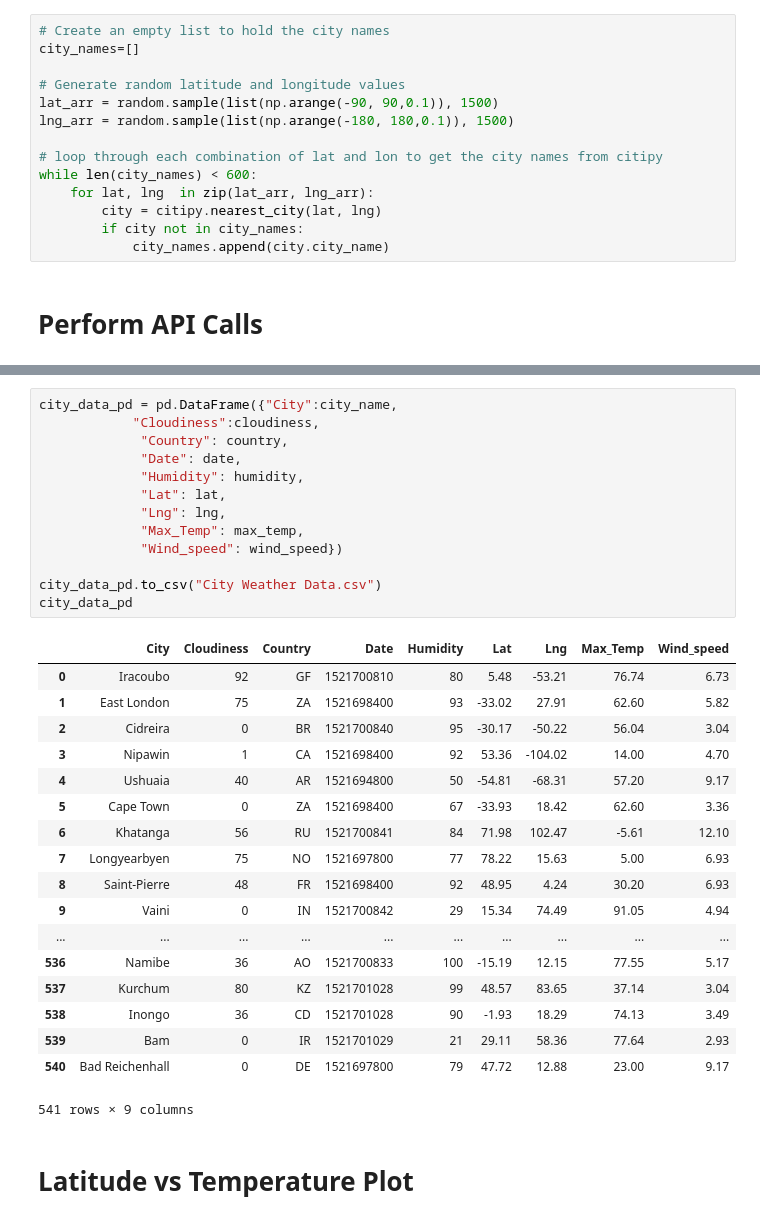
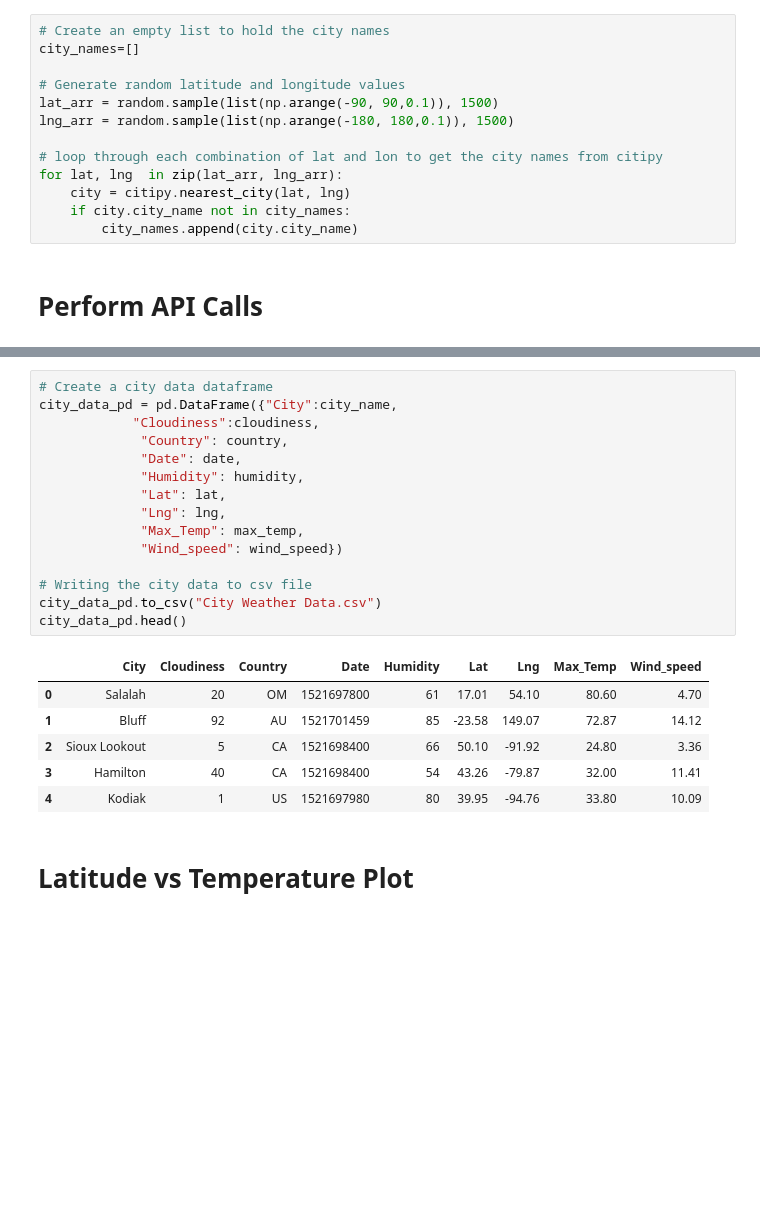
Before and after one commit to nazaninsinaei87/API, a Jupyter notebook: WeatherPy.ipynb, the cells around one changed output, grey strips where cells are left out. Drawn from its saved outputs; the diff is of its cells as text; blank space fills up the shorter version.

```diff
--- a/WeatherPy.ipynb
+++ b/WeatherPy.ipynb
@@ -40,11 +40,10 @@ lat_arr = random.sample(list(np.arange(-90, 90,0.1)), 1500)
 lng_arr = random.sample(list(np.arange(-180, 180,0.1)), 1500)
 
 # loop through each combination of lat and lon to get the city names from citipy
-while len(city_names) < 600:
-    for lat, lng  in zip(lat_arr, lng_arr):
-        city = citipy.nearest_city(lat, lng)
-        if city not in city_names:
-            city_names.append(city.city_name)
+for lat, lng  in zip(lat_arr, lng_arr):
+    city = citipy.nearest_city(lat, lng)
+    if city.city_name not in city_names:
+        city_names.append(city.city_name)
 # %% [markdown]
 # Perform API Calls
 # %%
@@ -102,35 +101,25 @@ http://api.openweathermap.org/data/2.5/weather?appid=7b570103f8d90d61702f430853a
 # %%
+# Create a city data dataframe
 city_data_pd = pd.DataFrame({"City":city_name,
             "Cloudiness":cloudiness,
              "Country": country,
              "Date": date,
              "Humidity": humidity,
              "Lat": lat,
              "Lng": lng,
              "Max_Temp": max_temp,
              "Wind_speed": wind_speed})
 
+# Writing the city data to csv file
 city_data_pd.to_csv("City Weather Data.csv")
-city_data_pd
+city_data_pd.head()
 # %% [output]
 |  | City | Cloudiness | Country | Date | Humidity | Lat | Lng | Max_Temp | Wind_speed |
-| 0 | Iracoubo | 92 | GF | 1521700810 | 80 | 5.48 | -53.21 | 76.74 | 6.73 |
-| 1 | East London | 75 | ZA | 1521698400 | 93 | -33.02 | 27.91 | 62.60 | 5.82 |
-| 2 | Cidreira | 0 | BR | 1521700840 | 95 | -30.17 | -50.22 | 56.04 | 3.04 |
-| 3 | Nipawin | 1 | CA | 1521698400 | 92 | 53.36 | -104.02 | 14.00 | 4.70 |
-| 4 | Ushuaia | 40 | AR | 1521694800 | 50 | -54.81 | -68.31 | 57.20 | 9.17 |
-| 5 | Cape Town | 0 | ZA | 1521698400 | 67 | -33.93 | 18.42 | 62.60 | 3.36 |
-| 6 | Khatanga | 56 | RU | 1521700841 | 84 | 71.98 | 102.47 | -5.61 | 12.10 |
-| 7 | Longyearbyen | 75 | NO | 1521697800 | 77 | 78.22 | 15.63 | 5.00 | 6.93 |
-| 8 | Saint-Pierre | 48 | FR | 1521698400 | 92 | 48.95 | 4.24 | 30.20 | 6.93 |
-| 9 | Vaini | 0 | IN | 1521700842 | 29 | 15.34 | 74.49 | 91.05 | 4.94 |
-| ... | ... | ... | ... | ... | ... | ... | ... | ... | ... |
-| 536 | Namibe | 36 | AO | 1521700833 | 100 | -15.19 | 12.15 | 77.55 | 5.17 |
-| 537 | Kurchum | 80 | KZ | 1521701028 | 99 | 48.57 | 83.65 | 37.14 | 3.04 |
-| 538 | Inongo | 36 | CD | 1521701028 | 90 | -1.93 | 18.29 | 74.13 | 3.49 |
-| 539 | Bam | 0 | IR | 1521701029 | 21 | 29.11 | 58.36 | 77.64 | 2.93 |
-| 540 | Bad Reichenhall | 0 | DE | 1521697800 | 79 | 47.72 | 12.88 | 23.00 | 9.17 |
+| 0 | Salalah | 20 | OM | 1521697800 | 61 | 17.01 | 54.10 | 80.60 | 4.70 |
+| 1 | Bluff | 92 | AU | 1521701459 | 85 | -23.58 | 149.07 | 72.87 | 14.12 |
+| 2 | Sioux Lookout | 5 | CA | 1521698400 | 66 | 50.10 | -91.92 | 24.80 | 3.36 |
+| 3 | Hamilton | 40 | CA | 1521698400 | 54 | 43.26 | -79.87 | 32.00 | 11.41 |
+| 4 | Kodiak | 1 | US | 1521697980 | 80 | 39.95 | -94.76 | 33.80 | 10.09 |
-541 rows × 9 columns
 # %% [markdown]
 # Latitude vs Temperature Plot
 # %%
```
Also changed, not shown: parts of 5 cells of this notebook.
